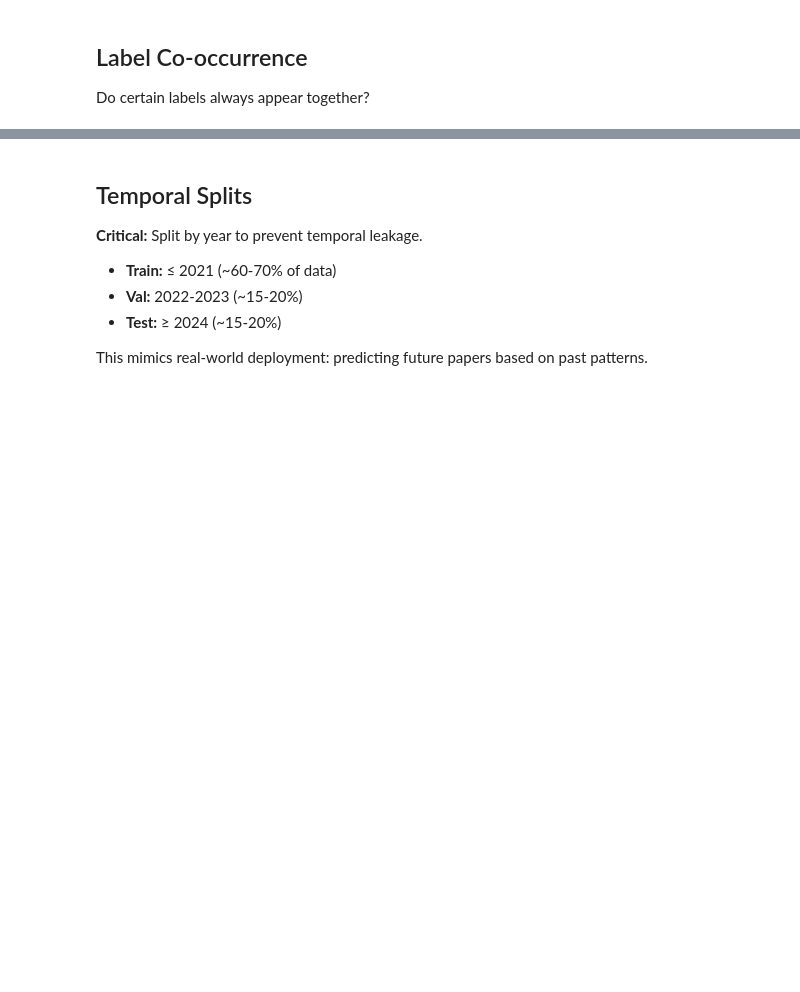
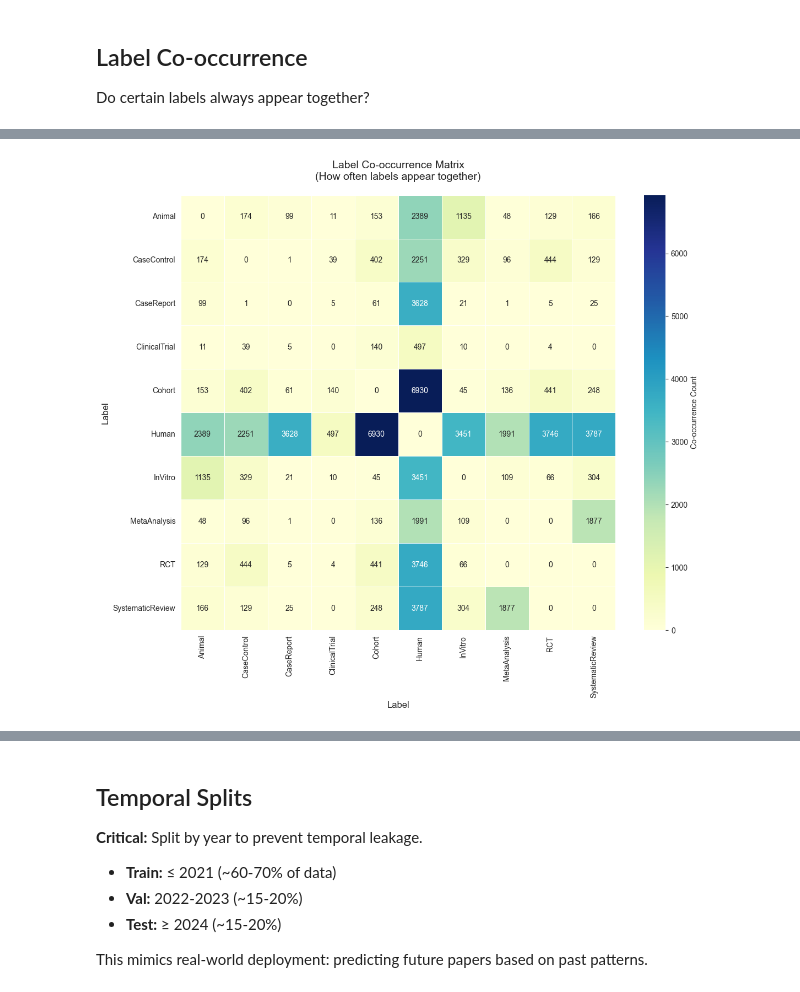
Before and after one commit to Tuminha/Dental-Evidence-Triage-A-Multi-label-Study-Design-Classifier-for-PubMed-Dental-Abstracts, a Jupyter notebook: notebooks/03_eda_and_splits.ipynb, the cells around one changed output, grey strips where cells are left out. Drawn from its saved outputs; the diff is of its cells as text; code cells hidden in the pictures; blank space fills up the shorter version.

```diff
--- a/notebooks/03_eda_and_splits.ipynb
+++ b/notebooks/03_eda_and_splits.ipynb
@@ -86,0 +141,88 @@ Do certain labels always appear together?
+# %%
+# === TODO (you code this) ===
+# Goal: Compute and visualize label co-occurrence.
+# Hints:
+# 1) Create binary matrix: rows=papers, cols=labels (1 if present)
+# 2) Compute matrix product (label_matrix.T @ label_matrix)
+# 3) Zero diagonal, create seaborn heatmap
+# Acceptance:
+# - 10x10 symmetric matrix
+# - Shows which labels appear together frequently
+# - Annotated with counts
+
+# Build co-occurrence matrix
+# Step 1: Get all unique labels (flatten the lists first)
+all_unique_labels = set()
+for labels_list in df['labels']:
+    all_unique_labels.update(labels_list)
+all_unique_labels = sorted(list(all_unique_labels))
+
+print(f"Found {len(all_unique_labels)} unique labels: {all_unique_labels}")
+
+# Step 2: Create binary matrix (one-hot encoding)
+# Rows = articles, Columns = labels (1 if label present, 0 otherwise)
+binary_matrix = pd.DataFrame(0, index=df.index, columns=all_unique_labels)
+
+for idx, labels_list in df['labels'].items():
+    for label in labels_list:
+        binary_matrix.loc[idx, label] = 1
+
+print(f"Binary matrix shape: {binary_matrix.shape}")
+print(f"Total label occurrences: {binary_matrix.sum().sum()}")
+
+# Step 3: Compute co-occurrence matrix using matrix multiplication
+# label_matrix.T @ label_matrix gives us how many times each pair of labels co-occurs
+cooccurrence_matrix = binary_matrix.T @ binary_matrix
+
+# Step 4: Convert to DataFrame for easier handling
+cooccurrence_df = pd.DataFrame(
+    cooccurrence_matrix.values,
+    index=all_unique_labels,
+    columns=all_unique_labels
+)
+
+# Step 5: Zero the diagonal (labels always co-occur with themselves)
+np.fill_diagonal(cooccurrence_df.values, 0)
+
+# Step 6: Create heatmap
+plt.figure(figsize=(12, 10))
+sns.heatmap(
+    cooccurrence_df,
+    annot=True,
+    cmap='YlGnBu',
+    fmt='d',
+    cbar_kws={'label': 'Co-occurrence Count'},
+    square=True,
+    linewidths=0.5
+)
+plt.title('Label Co-occurrence Matrix\n(How often labels appear together)', fontsize=14, pad=20)
+plt.xlabel('Label', fontsize=12)
+plt.ylabel('Label', fontsize=12)
+plt.tight_layout()
+
+# Create image directory if it doesn't exist
+import os
+os.makedirs('../image', exist_ok=True)
+plt.savefig('../image/label_co_occurrence_matrix.png', bbox_inches='tight', dpi=300)
+plt.show()
+
+# Print top co-occurring pairs
+print("\n" + "=" * 80)
+print("Top 10 Co-occurring Label Pairs:")
+print("=" * 80)
+
+# Get upper triangle (avoid duplicates)
+cooccurrence_pairs = []
+for i, label1 in enumerate(all_unique_labels):
+    for j, label2 in enumerate(all_unique_labels):
+        if i < j:  # Upper triangle only
+            count = cooccurrence_df.loc[label1, label2]
+            if count > 0:
+                cooccurrence_pairs.append((label1, label2, count))
+
+# Sort by count (descending)
+cooccurrence_pairs.sort(key=lambda x: x[2], reverse=True)
+
+for label1, label2, count in cooccurrence_pairs[:10]:
+    print(f"  {label1:20s} + {label2:20s} = {count:6,} articles")
+# %% [output]
@@ -86,0 +232 @@ Do certain labels always appear together?
+[figure, added]
```
Also changed, not shown: parts of 16 cells of this notebook, 3 other files.
